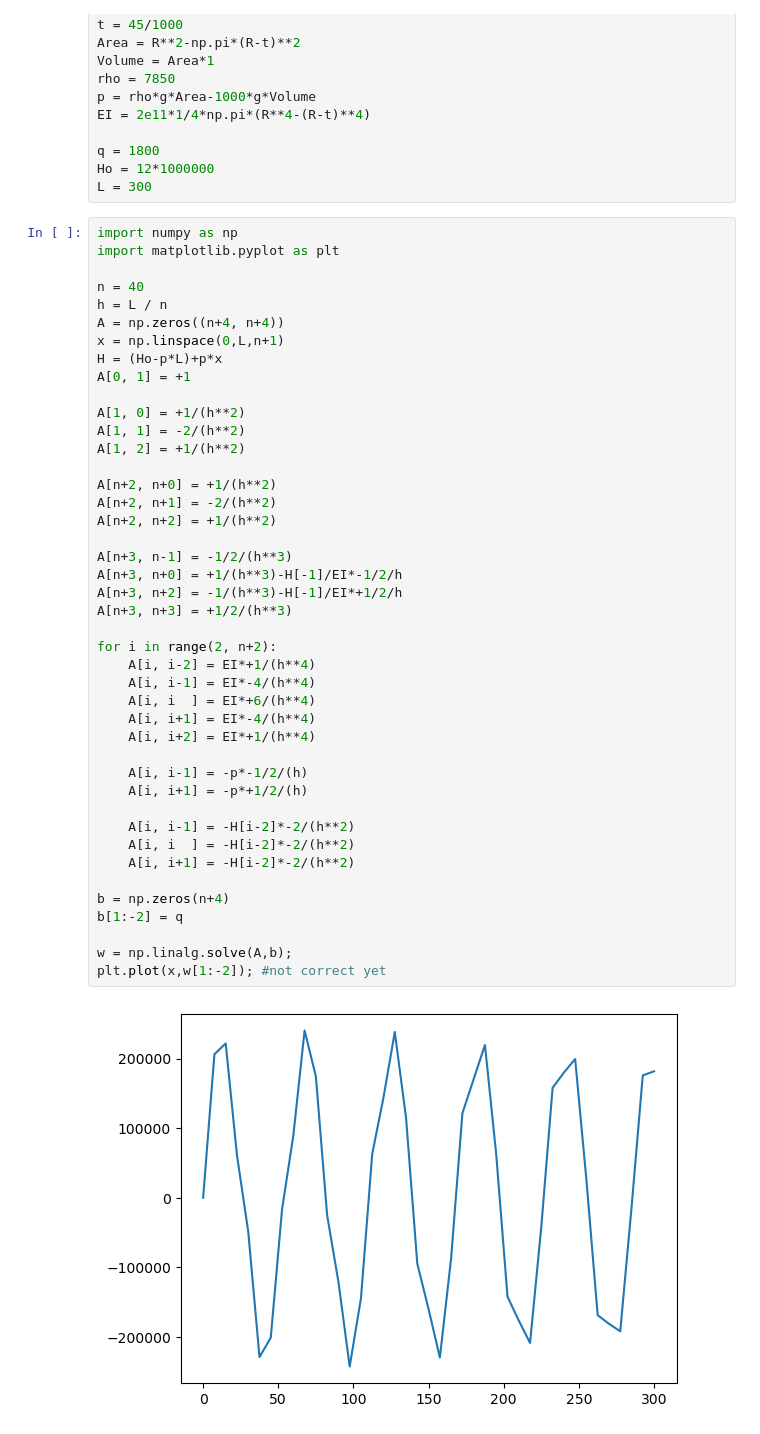
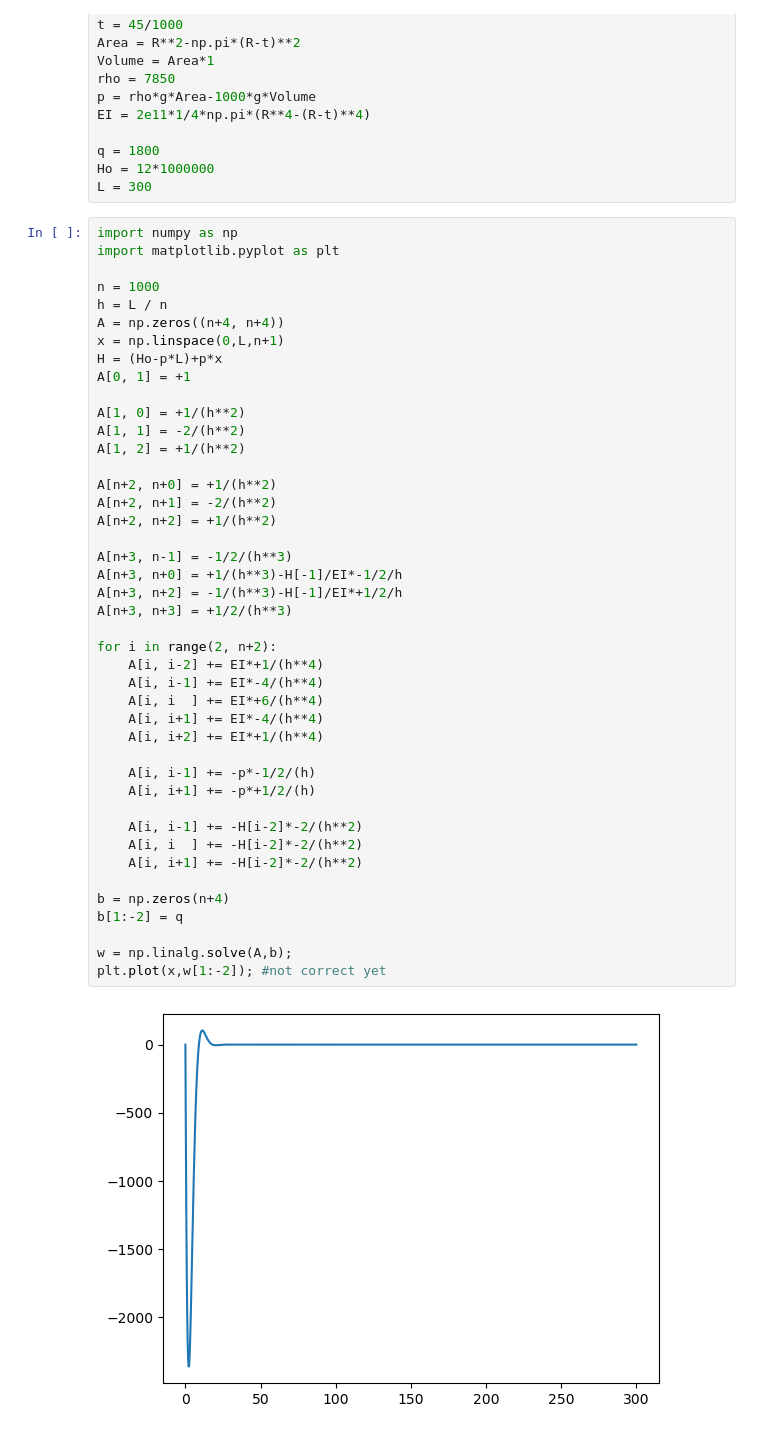
Before and after one commit to TeachBooks/sympy_mechanics, a Jupyter notebook: Examples slender structures/Example riser model.ipynb, the cells around one changed output. Drawn from its saved outputs; the diff is of its cells as text.

```diff
--- a/Examples slender structures/Example riser model.ipynb
+++ b/Examples slender structures/Example riser model.ipynb
@@ -156,44 +156,44 @@ L = 300
 import numpy as np
 import matplotlib.pyplot as plt
 
-n = 40
+n = 1000
 h = L / n
 A = np.zeros((n+4, n+4))
 x = np.linspace(0,L,n+1)
 H = (Ho-p*L)+p*x
 A[0, 1] = +1
 
 A[1, 0] = +1/(h**2)
 A[1, 1] = -2/(h**2)
 A[1, 2] = +1/(h**2)
 
 A[n+2, n+0] = +1/(h**2)
 A[n+2, n+1] = -2/(h**2)
 A[n+2, n+2] = +1/(h**2)
 
 A[n+3, n-1] = -1/2/(h**3)
 A[n+3, n+0] = +1/(h**3)-H[-1]/EI*-1/2/h
 A[n+3, n+2] = -1/(h**3)-H[-1]/EI*+1/2/h
 A[n+3, n+3] = +1/2/(h**3)
 
 for i in range(2, n+2):
-    A[i, i-2] = EI*+1/(h**4)
-    A[i, i-1] = EI*-4/(h**4)
-    A[i, i  ] = EI*+6/(h**4)
-    A[i, i+1] = EI*-4/(h**4)
-    A[i, i+2] = EI*+1/(h**4)
+    A[i, i-2] += EI*+1/(h**4)
+    A[i, i-1] += EI*-4/(h**4)
+    A[i, i  ] += EI*+6/(h**4)
+    A[i, i+1] += EI*-4/(h**4)
+    A[i, i+2] += EI*+1/(h**4)
 
-    A[i, i-1] = -p*-1/2/(h)
-    A[i, i+1] = -p*+1/2/(h)
+    A[i, i-1] += -p*-1/2/(h)
+    A[i, i+1] += -p*+1/2/(h)
 
-    A[i, i-1] = -H[i-2]*-2/(h**2)
-    A[i, i  ] = -H[i-2]*-2/(h**2)
-    A[i, i+1] = -H[i-2]*-2/(h**2)
+    A[i, i-1] += -H[i-2]*-2/(h**2)
+    A[i, i  ] += -H[i-2]*-2/(h**2)
+    A[i, i+1] += -H[i-2]*-2/(h**2)
 
 b = np.zeros(n+4)
 b[1:-2] = q
 
 w = np.linalg.solve(A,b);
 plt.plot(x,w[1:-2]); #not correct yet
 # %% [output]
-[figure, old version]
+[figure, new version]
```
